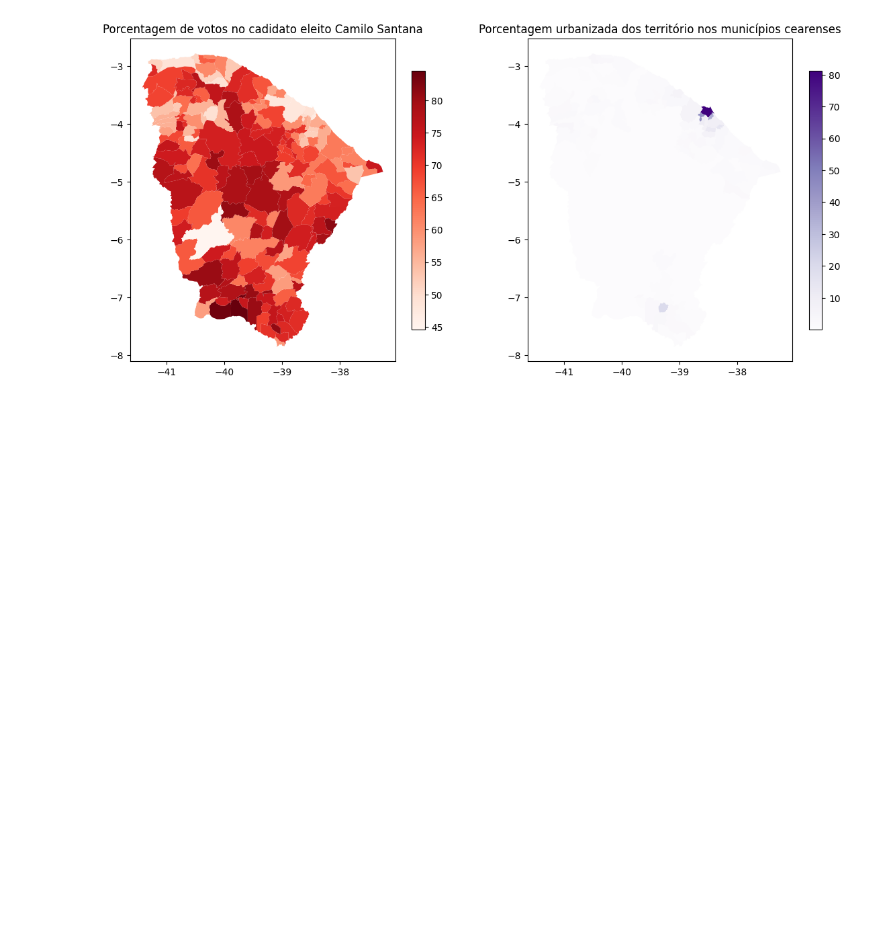
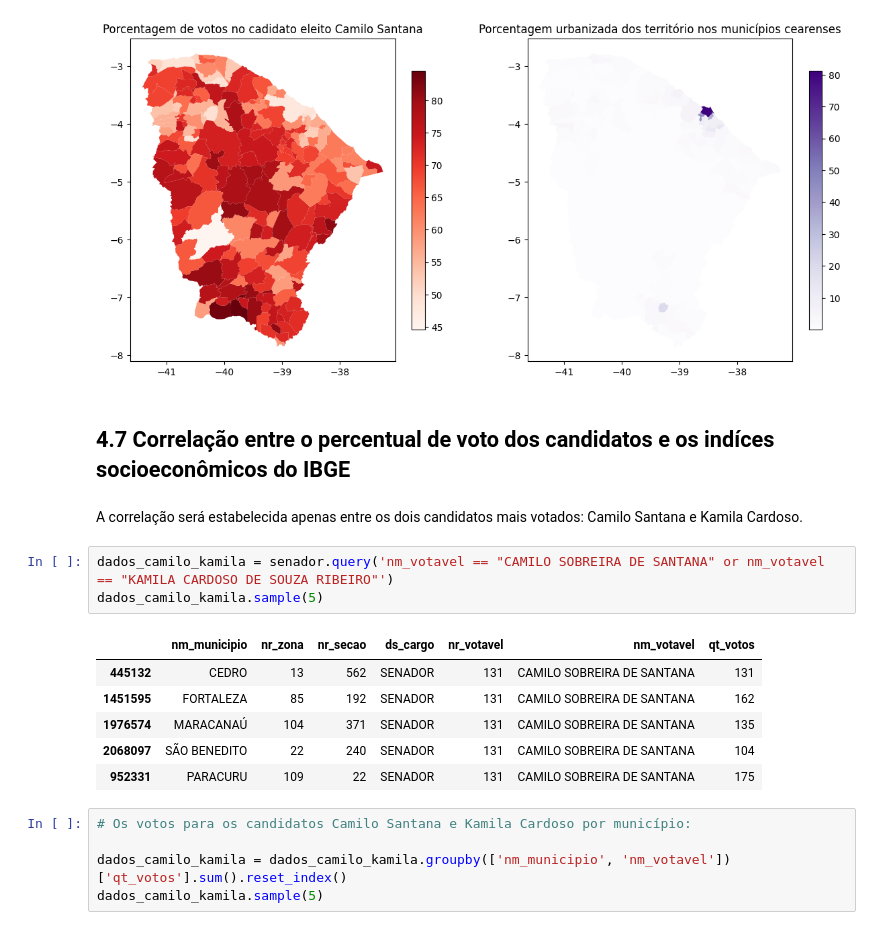
Before and after one commit to DamodaraBarbosa/clustering_municipios_eleicoes_2022_ceara, a Jupyter notebook: 07_senador_analysis_eleicoes_ceara_2022.ipynb, the cells around one changed output. Cells and saved outputs as stored; diff of their text form; blank space fills up the shorter version.

```diff
--- a/07_senador_analysis_eleicoes_ceara_2022.ipynb
+++ b/07_senador_analysis_eleicoes_ceara_2022.ipynb
@@ -478,3 +479,22 @@ ax2.set_title('Porcentagem urbanizada dos território nos municípios cearenses'
 plt.show()
 # %% [output]
 [figure]
+# %% [markdown]
+## 4.7 Correlação entre o percentual de voto dos candidatos e os indíces socioeconômicos do IBGE
+# %% [markdown]
+A correlação será estabelecida apenas entre os dois candidatos mais votados: Camilo Santana e Kamila Cardoso.
+# %%
+dados_camilo_kamila = senador.query('nm_votavel == "CAMILO SOBREIRA DE SANTANA" or nm_votavel == "KAMILA CARDOSO DE SOUZA RIBEIRO"')
+dados_camilo_kamila.sample(5)
+# %% [output]
+|  | nm_municipio | nr_zona | nr_secao | ds_cargo | nr_votavel | nm_votavel | qt_votos |
+| 445132 | CEDRO | 13 | 562 | SENADOR | 131 | CAMILO SOBREIRA DE SANTANA | 131 |
+| 1451595 | FORTALEZA | 85 | 192 | SENADOR | 131 | CAMILO SOBREIRA DE SANTANA | 162 |
+| 1976574 | MARACANAÚ | 104 | 371 | SENADOR | 131 | CAMILO SOBREIRA DE SANTANA | 135 |
+| 2068097 | SÃO BENEDITO | 22 | 240 | SENADOR | 131 | CAMILO SOBREIRA DE SANTANA | 104 |
+| 952331 | PARACURU | 109 | 22 | SENADOR | 131 | CAMILO SOBREIRA DE SANTANA | 175 |
+# %%
+# Os votos para os candidatos Camilo Santana e Kamila Cardoso por município:
+
+dados_camilo_kamila = dados_camilo_kamila.groupby(['nm_municipio', 'nm_votavel'])['qt_votos'].sum().reset_index()
+dados_camilo_kamila.sample(5)
```
Also changed, not shown: parts of 13 cells of this notebook.
